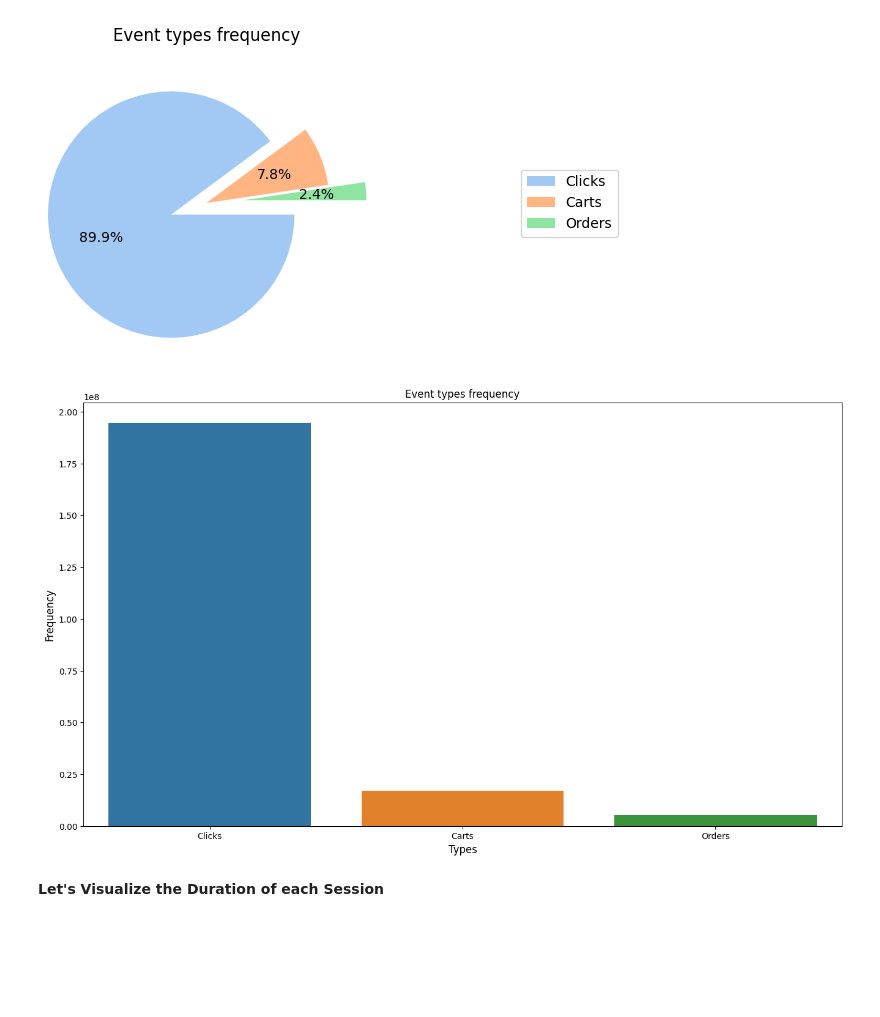
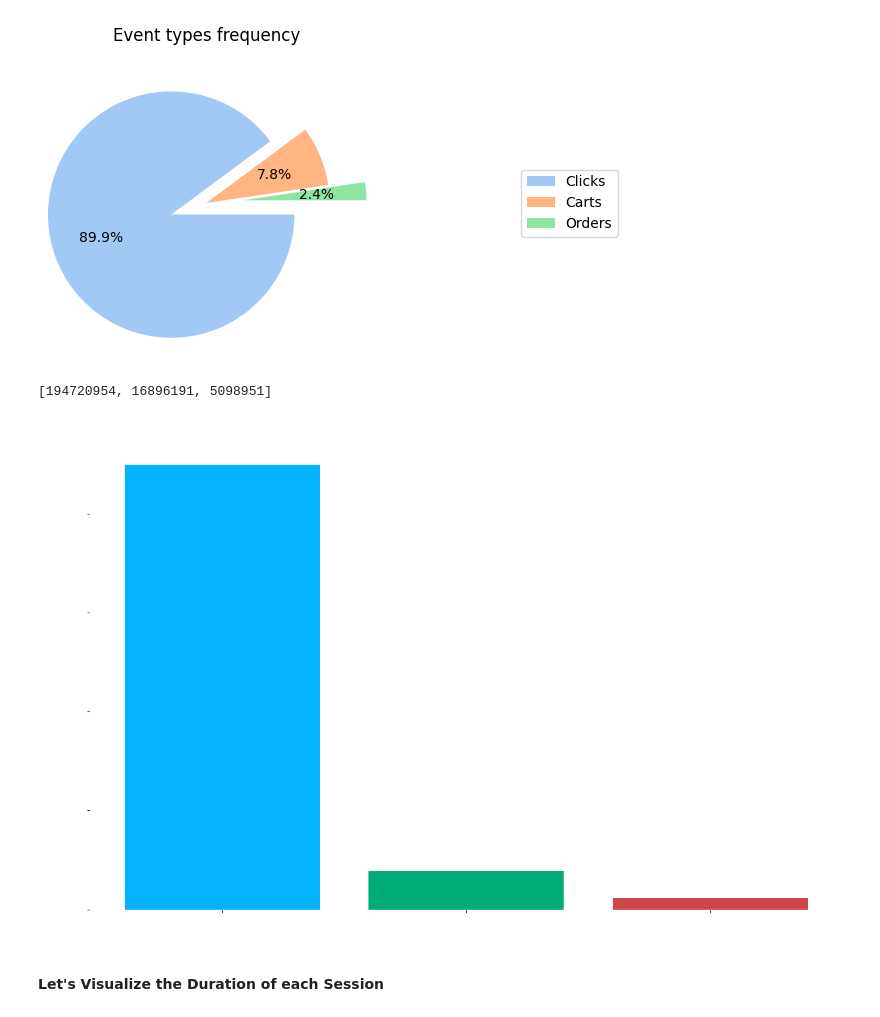
Before and after one commit to ReebalSami/Capstone-OTTO-Multi-Objective-Recommender-System, a Jupyter notebook: notebooks/EDA_1_parquet_read.ipynb, the cells around one changed output. Cells and saved outputs as stored; diff of their text form; code cells hidden in the pictures; blank space fills up the shorter version.

Commit message:
EDA Update add Plots for the Pren

```diff
--- a/notebooks/EDA_1_parquet_read.ipynb
+++ b/notebooks/EDA_1_parquet_read.ipynb
@@ -214,12 +223,27 @@ pie_Chart(Values, labels, title, explode)
 # %% [output]
 [figure]
+# %%
+Values
+# %% [output]
+[194720954, 16896191, 5098951]
+# %%
+Values = [(x / sum(Values))*100 for x in Values]
 # %%
 # Plot how the Event Types distrebuted
-fig, ax = plt.subplots(figsize=(16, 9))
-sns.barplot(x=labels, y=Values, ax=ax)
-ax.set_title('Event types frequency', fontsize=12)
-ax.set_ylabel('Frequency', fontsize=12)
-ax.set_xlabel('Types', fontsize=12)
-plt.show()
+fig, ax = plt.subplots(figsize=(16, 10))
+#sns.barplot(x=labels, y=Values, ax=ax, color = ["#04b2ff","#04b2ff","#04b2ff"])
+ax.bar(labels, Values, color = ["#04b2ff","#00ad79","#ce464a"],align ='center')
+#ax.set_title('Event types frequency', fontsize=12)
+ax.set_title('Distribution of different Product-ids in Procent', fontsize=22,color = "white")
+ax.set_ylabel('Frequency', fontsize=22,color = "white")
+ax.set_xlabel('Actions', fontsize=22,color = "white")
+ax.tick_params(labelcolor='white',labelsize=18)
+ax.spines[['right', 'top']].set_visible(False)
+ax.spines[['left', 'bottom']].set_color('w')
+plt.savefig('distribution_different_types.png', transparent=True)
+plt.show();
+# ax.set_facecolor('darkred')
+# ax.set_facecolor((1.0, 0.47, 0.42))
+# plt.show()
 # %% [output]
-[figure, old version]
+[figure, new version]
```
Also changed, not shown: parts of 21 cells of this notebook.
